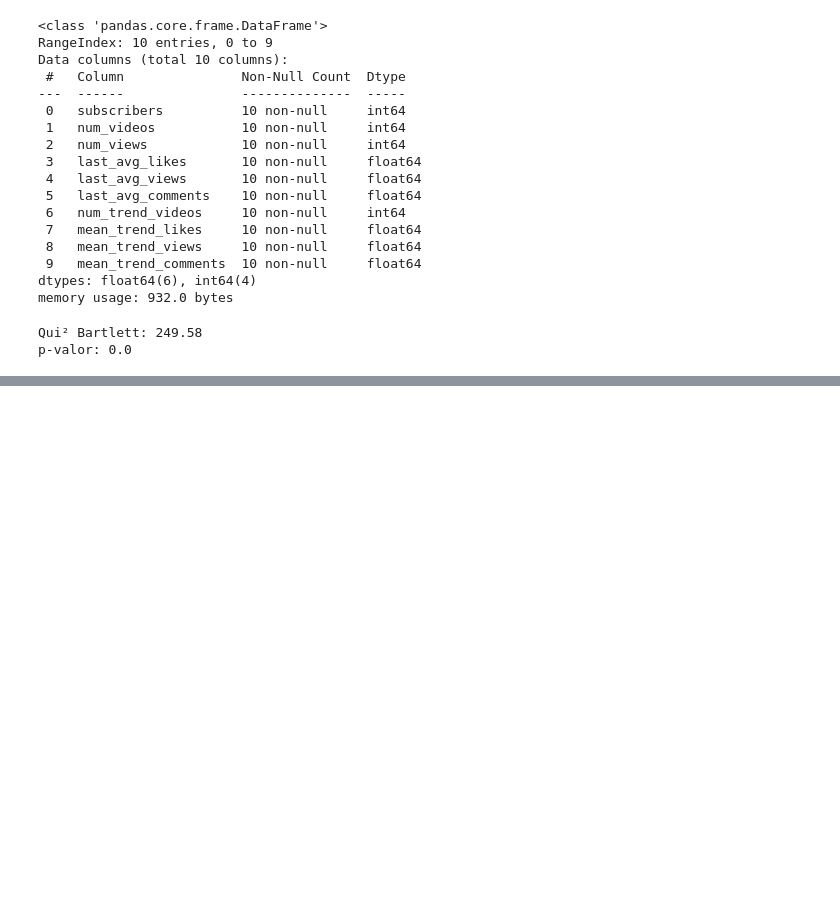
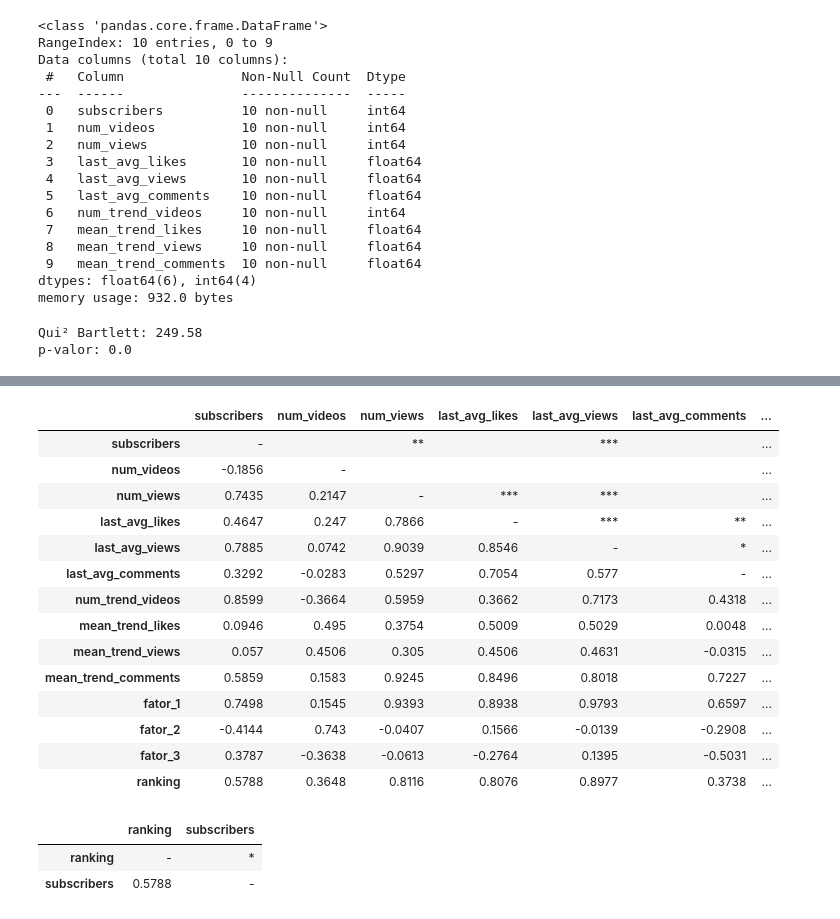
Before and after one commit to dlpires/tcc-mba-usp, a Jupyter notebook: notebooks/final_analysis.ipynb, the cells around one changed output, grey strips where cells are left out. Cells and saved outputs as stored; diff of their text form; code cells hidden in the pictures; blank space fills up the shorter version.

```diff
--- a/notebooks/final_analysis.ipynb
+++ b/notebooks/final_analysis.ipynb
@@ -354,0 +441,40 @@ Fator 3   1.175668   0.117567             0.889359
+# %%
+## weighted sum (sum the factors)
+df_search['ranking'] = 0
+
+for index, item in enumerate(list(tabela_eigen.index)):
+    variancia = tabela_eigen.loc[item]['Variância']
+
+    df_search['ranking'] = df_search['ranking'] + df_search[tabela_eigen.index[index]]*variancia
+# %%
+## SEE CORRELATION FROM VARIABLES (PEARSON)
+pg.rcorr(df_search[df_search.columns],
+         method = 'pearson', upper = 'pval',
+         decimals = 4,
+         pval_stars = {0.01: '***', 0.05: '**', 0.10: '*'})
+# %% [output]
+|  | subscribers | num_videos | num_views | last_avg_likes | last_avg_views | last_avg_comments | ... |
+| subscribers | - |  | ** |  | *** |  | ... |
+| num_videos | -0.1856 | - |  |  |  |  | ... |
+| num_views | 0.7435 | 0.2147 | - | *** | *** |  | ... |
+| last_avg_likes | 0.4647 | 0.247 | 0.7866 | - | *** | ** | ... |
+| last_avg_views | 0.7885 | 0.0742 | 0.9039 | 0.8546 | - | * | ... |
+| last_avg_comments | 0.3292 | -0.0283 | 0.5297 | 0.7054 | 0.577 | - | ... |
+| num_trend_videos | 0.8599 | -0.3664 | 0.5959 | 0.3662 | 0.7173 | 0.4318 | ... |
+| mean_trend_likes | 0.0946 | 0.495 | 0.3754 | 0.5009 | 0.5029 | 0.0048 | ... |
+| mean_trend_views | 0.057 | 0.4506 | 0.305 | 0.4506 | 0.4631 | -0.0315 | ... |
+| mean_trend_comments | 0.5859 | 0.1583 | 0.9245 | 0.8496 | 0.8018 | 0.7227 | ... |
+| fator_1 | 0.7498 | 0.1545 | 0.9393 | 0.8938 | 0.9793 | 0.6597 | ... |
+| fator_2 | -0.4144 | 0.743 | -0.0407 | 0.1566 | -0.0139 | -0.2908 | ... |
+| fator_3 | 0.3787 | -0.3638 | -0.0613 | -0.2764 | 0.1395 | -0.5031 | ... |
+| ranking | 0.5788 | 0.3648 | 0.8116 | 0.8076 | 0.8977 | 0.3738 | ... |
+# %%
+## SEE CORRELATION FROM VARIABLES (PEARSON)
+pg.rcorr(df_search[['ranking', 'subscribers']],
+         method = 'pearson', upper = 'pval',
+         decimals = 4,
+         pval_stars = {0.01: '***', 0.05: '**', 0.10: '*'})
+# %% [output]
+|  | ranking | subscribers |
+| ranking | - | * |
+| subscribers | 0.5788 | - |
```
Also changed, not shown: parts of 17 cells of this notebook, 1 other file.
